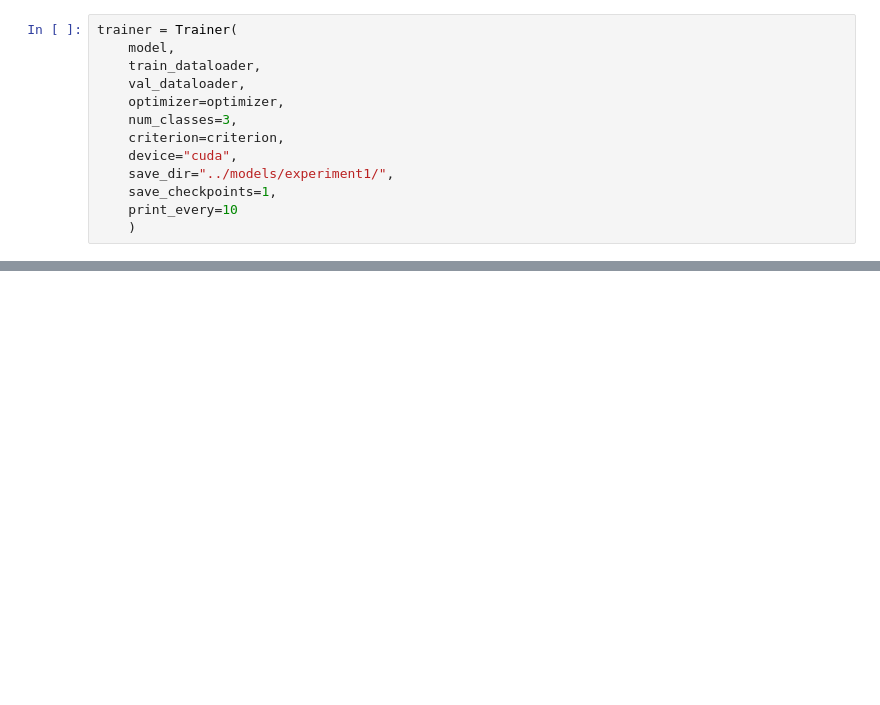
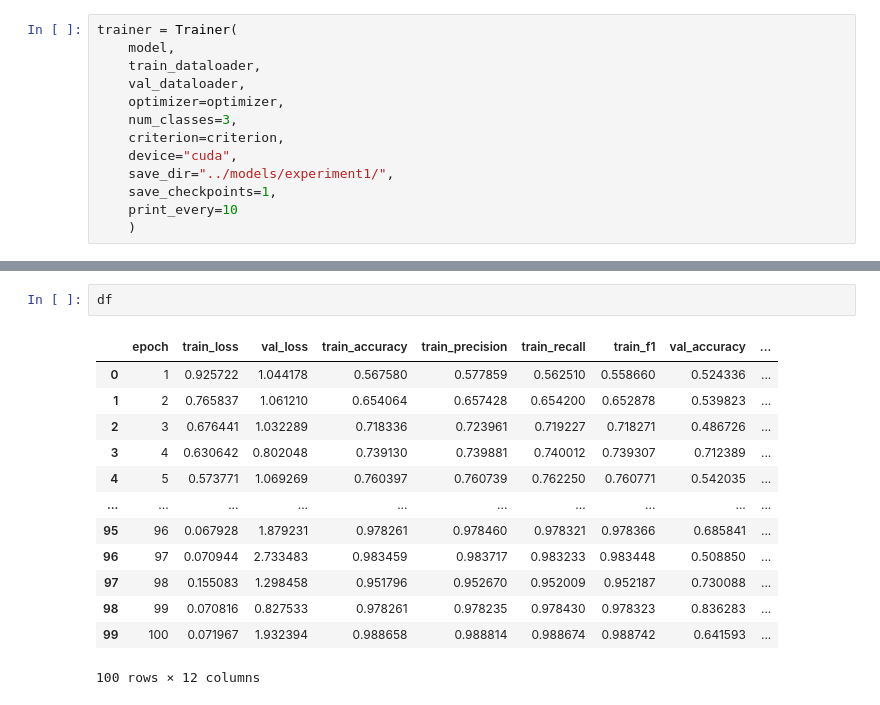
Before and after one commit to tikadatta2005/efficient-surveillance-threat-recognition, a Jupyter notebook: experiments/experiment1.ipynb, the cells around one changed output, grey strips where cells are left out. Saved outputs shown, nothing was run; the diff lists cells and outputs as text; blank space fills up the shorter version.

```diff
--- a/experiments/experiment1.ipynb
+++ b/experiments/experiment1.ipynb
@@ -180,0 +208,16 @@ high_accuracy_df
+# %%
+df
+# %% [output]
+|  | epoch | train_loss | val_loss | train_accuracy | train_precision | train_recall | train_f1 | val_accuracy | ... |
+| 0 | 1 | 0.925722 | 1.044178 | 0.567580 | 0.577859 | 0.562510 | 0.558660 | 0.524336 | ... |
+| 1 | 2 | 0.765837 | 1.061210 | 0.654064 | 0.657428 | 0.654200 | 0.652878 | 0.539823 | ... |
+| 2 | 3 | 0.676441 | 1.032289 | 0.718336 | 0.723961 | 0.719227 | 0.718271 | 0.486726 | ... |
+| 3 | 4 | 0.630642 | 0.802048 | 0.739130 | 0.739881 | 0.740012 | 0.739307 | 0.712389 | ... |
+| 4 | 5 | 0.573771 | 1.069269 | 0.760397 | 0.760739 | 0.762250 | 0.760771 | 0.542035 | ... |
+| ... | ... | ... | ... | ... | ... | ... | ... | ... | ... |
+| 95 | 96 | 0.067928 | 1.879231 | 0.978261 | 0.978460 | 0.978321 | 0.978366 | 0.685841 | ... |
+| 96 | 97 | 0.070944 | 2.733483 | 0.983459 | 0.983717 | 0.983233 | 0.983448 | 0.508850 | ... |
+| 97 | 98 | 0.155083 | 1.298458 | 0.951796 | 0.952670 | 0.952009 | 0.952187 | 0.730088 | ... |
+| 98 | 99 | 0.070816 | 0.827533 | 0.978261 | 0.978235 | 0.978430 | 0.978323 | 0.836283 | ... |
+| 99 | 100 | 0.071967 | 1.932394 | 0.988658 | 0.988814 | 0.988674 | 0.988742 | 0.641593 | ... |
+100 rows × 12 columns
```
Also changed, not shown: parts of 4 cells of this notebook.
